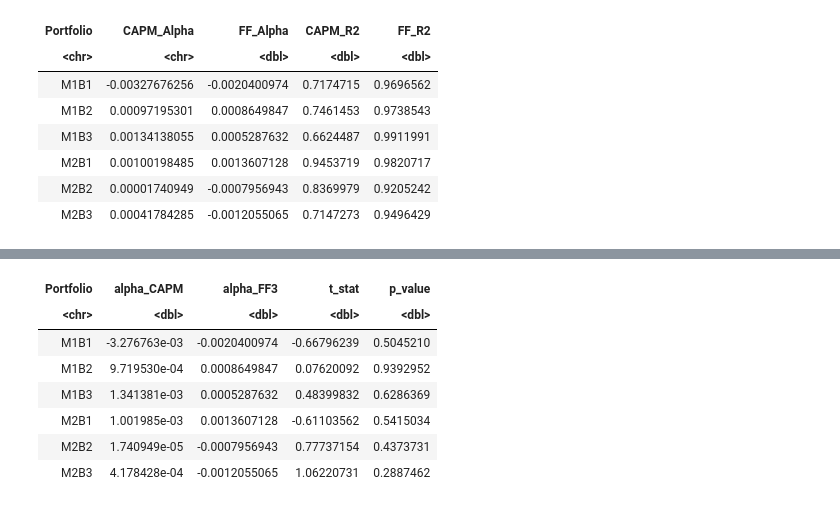
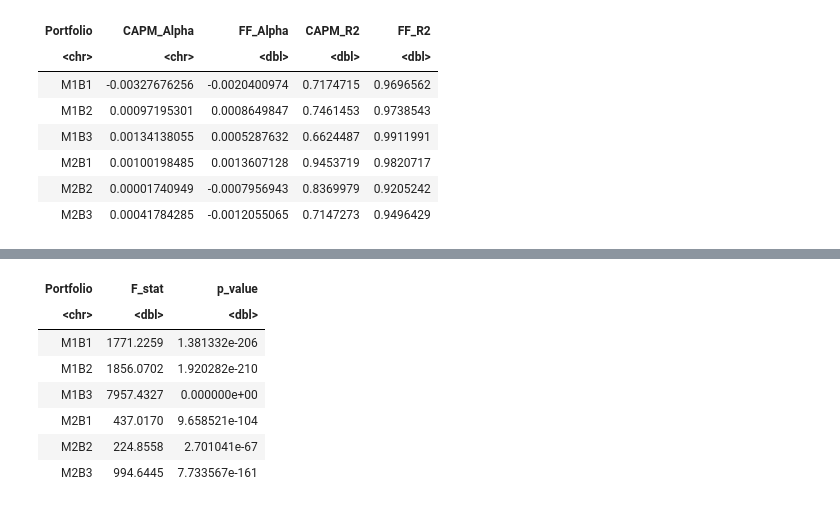
Before and after one commit to plat0cracy/Compensating-for-the-Illusion-of-Alpha, a Jupyter notebook: ECON 326 FInal Report.ipynb, the cells around one changed output, grey strips where cells are left out. Cells and saved outputs as stored; diff of their text form; code cells hidden in the pictures.

Commit message:
Methods finished and f-test fixed

```diff
--- a/ECON 326 FInal Report.ipynb
+++ b/ECON 326 FInal Report.ipynb
@@ -482,71 +482,25 @@ A data.frame: 6 × 5
 | M2B2 | 0.00001740949 | -0.0007956943 | 0.8369979 | 0.9205242 |
 | M2B3 | 0.00041784285 | -0.0012055065 | 0.7147273 | 0.9496429 |
 # %%
-# -----------------------------------------
-# Alpha Difference t-Tests (CAPM vs FF3)
-# -----------------------------------------
+portfolios <- c("M1B1","M1B2","M1B3","M2B1","M2B2","M2B3")
 
-# Portfolio names in order
-portfolios <- c("M1B1", "M1B2", "M1B3", "M2B1", "M2B2", "M2B3")
-
-# Organize model objects into lists
-capm_models <- list(
-  M1B1 = capm_M1B1,
-  M1B2 = capm_M1B2,
-  M1B3 = capm_M1B3,
-  M2B1 = capm_M2B1,
-  M2B2 = capm_M2B2,
-  M2B3 = capm_M2B3
+f_test_results <- data.frame(
+  Portfolio = portfolios,
+  F_stat = NA,
+  p_value = NA
 )
 
-ff_models <- list(
-  M1B1 = ff_M1B1,
-  M1B2 = ff_M1B2,
-  M1B3 = ff_M1B3,
-  M2B1 = ff_M2B1,
-  M2B2 = ff_M2B2,
-  M2B3 = ff_M2B3
-)
-
-# Empty results table
-alpha_test_results <- data.frame(
-  Portfolio  = portfolios,
-  alpha_CAPM = NA_real_,
-  alpha_FF3  = NA_real_,
-  t_stat     = NA_real_,
-  p_value    = NA_real_
-)
-
-# Degrees of freedom: intercept + 3 factors → 4 parameters
-df <- nrow(data) - 4
-
-# Compute the t-test for each portfolio
-for (i in seq_along(portfolios)) {
+for (i in 1:length(portfolios)) {
   p <- portfolios[i]
 
-  capm <- capm_models[[p]]
-  ff   <- ff_models[[p]]
+  capm <- lm(data[[paste0(p, "_excess")]] ~ data$Mkt_RF)
+  ff   <- lm(data[[paste0(p, "_excess")]] ~ data$Mkt_RF + data$SMB + data$HML)
 
-  # Extract alphas
-  a_capm <- coef(capm)[1]
-  a_ff   <- coef(ff)[1]
+  test <- anova(capm, ff)
 
-  # Extract standard errors of alphas
-  se_capm <- summary(capm)$coefficients[1, "Std. Error"]
-  se_ff   <- summary(ff)$coefficients[1, "Std. Error"]
-
-  # t-statistic for difference in intercepts
-  t_val <- (a_capm - a_ff) / sqrt(se_capm^2 + se_ff^2)
-
-  # Two-sided p-value
-  p_val <- 2 * pt(-abs(t_val), df = df)
-
-  # Store results
-  alpha_test_results$alpha_CAPM[i] <- a_capm
-  alpha_test_results$alpha_FF3[i]  <- a_ff
-  alpha_test_results$t_stat[i]     <- t_val
-  alpha_test_results$p_value[i]    <- p_val
+  f_test_results$F_stat[i]   <- test$F[2]
+  f_test_results$p_value[i] <- test$`Pr(>F)`[2]
 }
 
-alpha_test_results
+f_test_results
 # %% [output]
@@ -554,8 +508,8 @@ A data.frame: 6 × 5
-| Portfolio | alpha_CAPM | alpha_FF3 | t_stat | p_value |
-| <chr> | <dbl> | <dbl> | <dbl> | <dbl> |
-| M1B1 | -3.276763e-03 | -0.0020400974 | -0.66796239 | 0.5045210 |
-| M1B2 | 9.719530e-04 | 0.0008649847 | 0.07620092 | 0.9392952 |
-| M1B3 | 1.341381e-03 | 0.0005287632 | 0.48399832 | 0.6286369 |
-| M2B1 | 1.001985e-03 | 0.0013607128 | -0.61103562 | 0.5415034 |
-| M2B2 | 1.740949e-05 | -0.0007956943 | 0.77737154 | 0.4373731 |
-| M2B3 | 4.178428e-04 | -0.0012055065 | 1.06220731 | 0.2887462 |
+| Portfolio | F_stat | p_value |
+| <chr> | <dbl> | <dbl> |
+| M1B1 | 1771.2259 | 1.381332e-206 |
+| M1B2 | 1856.0702 | 1.920282e-210 |
+| M1B3 | 7957.4327 | 0.000000e+00 |
+| M2B1 | 437.0170 | 9.658521e-104 |
+| M2B2 | 224.8558 | 2.701041e-67 |
+| M2B3 | 994.6445 | 7.733567e-161 |
```
Also changed, not shown: parts of 1 cell of this notebook.
